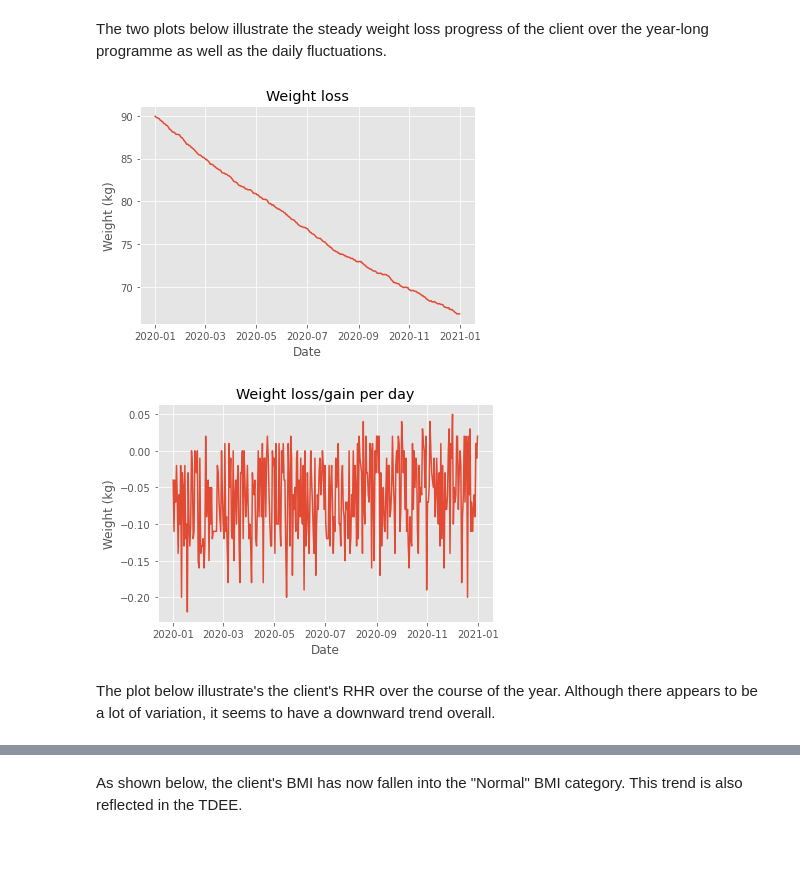
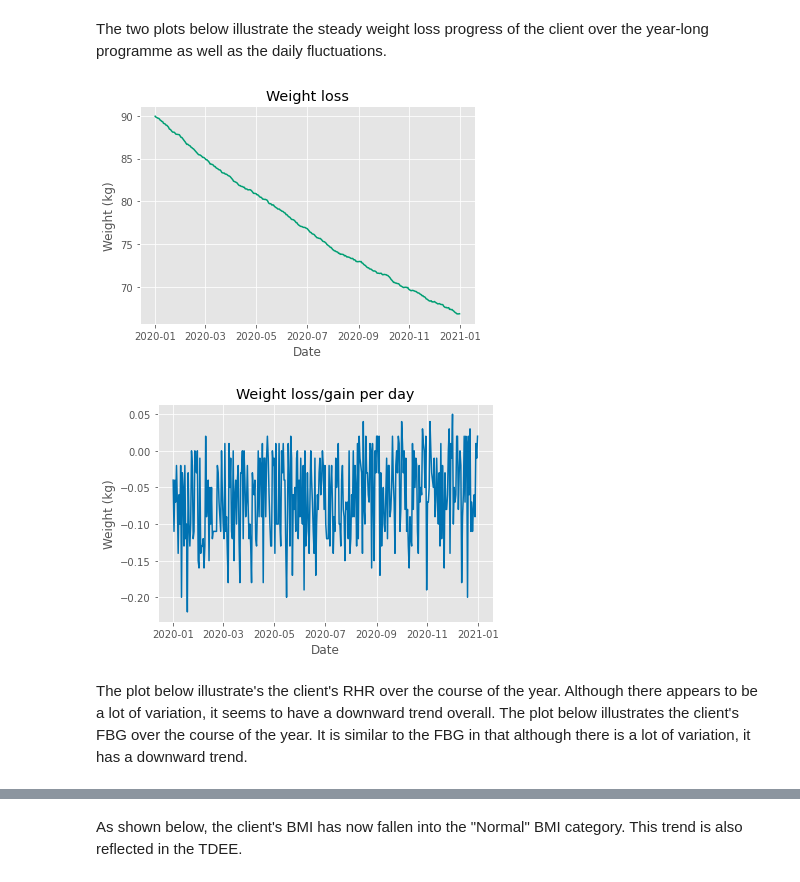
Before and after one commit to GaryLocke91/52465_programming_project, a Jupyter notebook: 52465_programming_project.ipynb, the cells around one changed output, grey strips where cells are left out. Drawn from its saved outputs; the diff is of its cells as text; code cells hidden in the pictures; blank space fills up the shorter version.

```diff
--- a/52465_programming_project.ipynb
+++ b/52465_programming_project.ipynb
@@ -707,20 +707,20 @@ df
 The two plots below illustrate the steady weight loss progress of the client over the year-long programme as well as the daily fluctuations.
 # %%
 # Create a line plot of the Weight column over the year
-sns.lineplot(x ="Date", y ="Weight", data=df)
+sns.lineplot(x ="Date", y ="Weight", data=df, color="#009E73")
 # Add plot title and axes labels
 plt.xlabel("Date"), plt.ylabel("Weight (kg)"), plt.title("Weight loss")
 plt.show()
 
 # Create a line plot of the Loss column over the year
-sns.lineplot(x ="Date", y ="Loss", data=df)
+sns.lineplot(x ="Date", y ="Loss", data=df, color="#0072B2")
 # Add plot title and axes labels
 plt.xlabel("Date"), plt.ylabel("Weight (kg)"), plt.title("Weight loss/gain per day")
 plt.show()
 # %% [output]
-[figure, old version]
+[figure, new version]
-[figure, old version]
+[figure, new version]
 # %% [markdown]
-The plot below illustrate's the client's RHR over the course of the year. Although there appears to be a lot of variation, it seems to have a downward trend overall.
+The plot below illustrate's the client's RHR over the course of the year. Although there appears to be a lot of variation, it seems to have a downward trend overall. The plot below illustrates the client's FBG over the course of the year. It is similar to the FBG in that although there is a lot of variation, it has a downward trend.
 # %%
 # Create a line plot of the RHR column over the year
```
Also changed, not shown: parts of 8 cells of this notebook.
